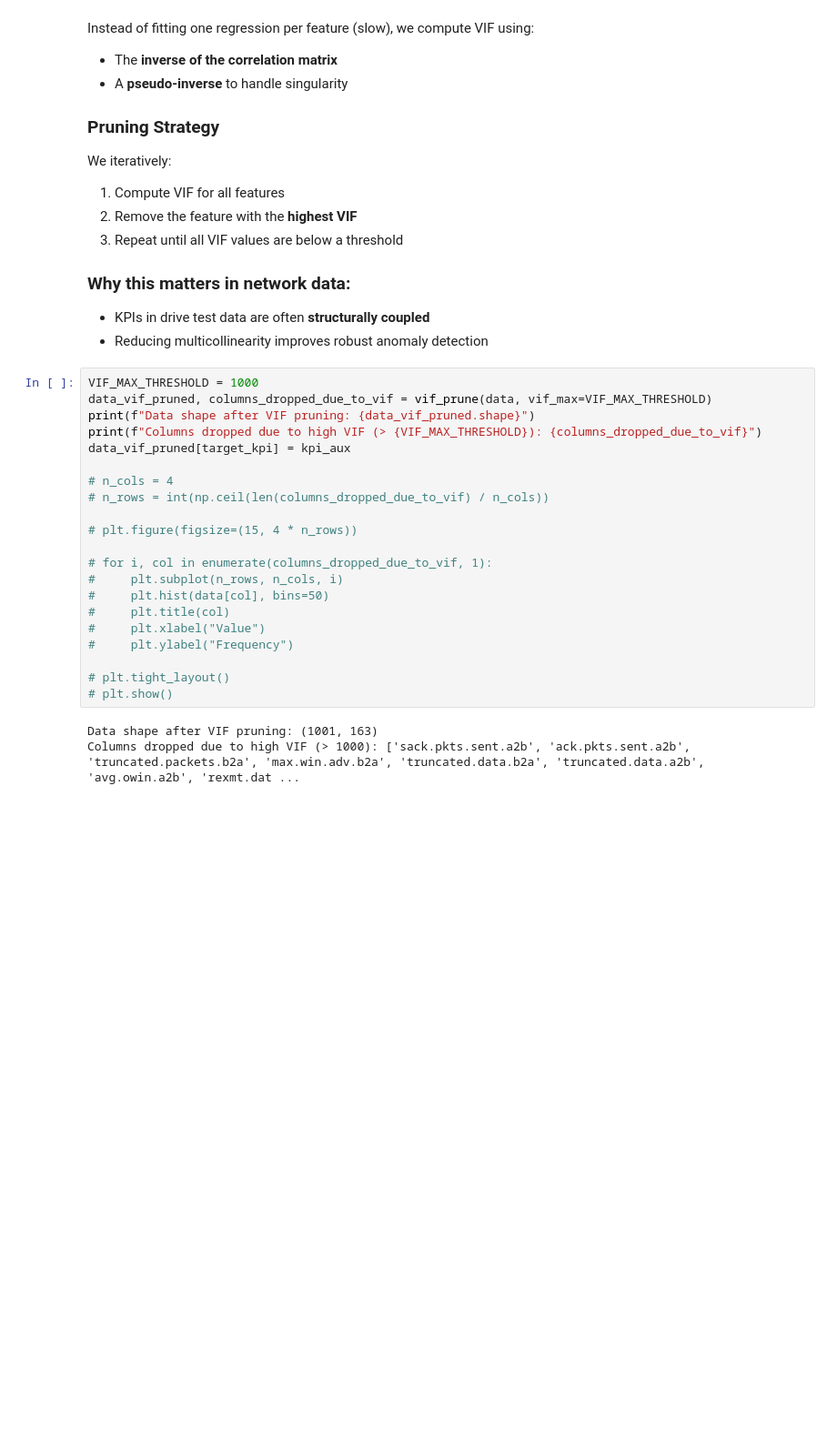
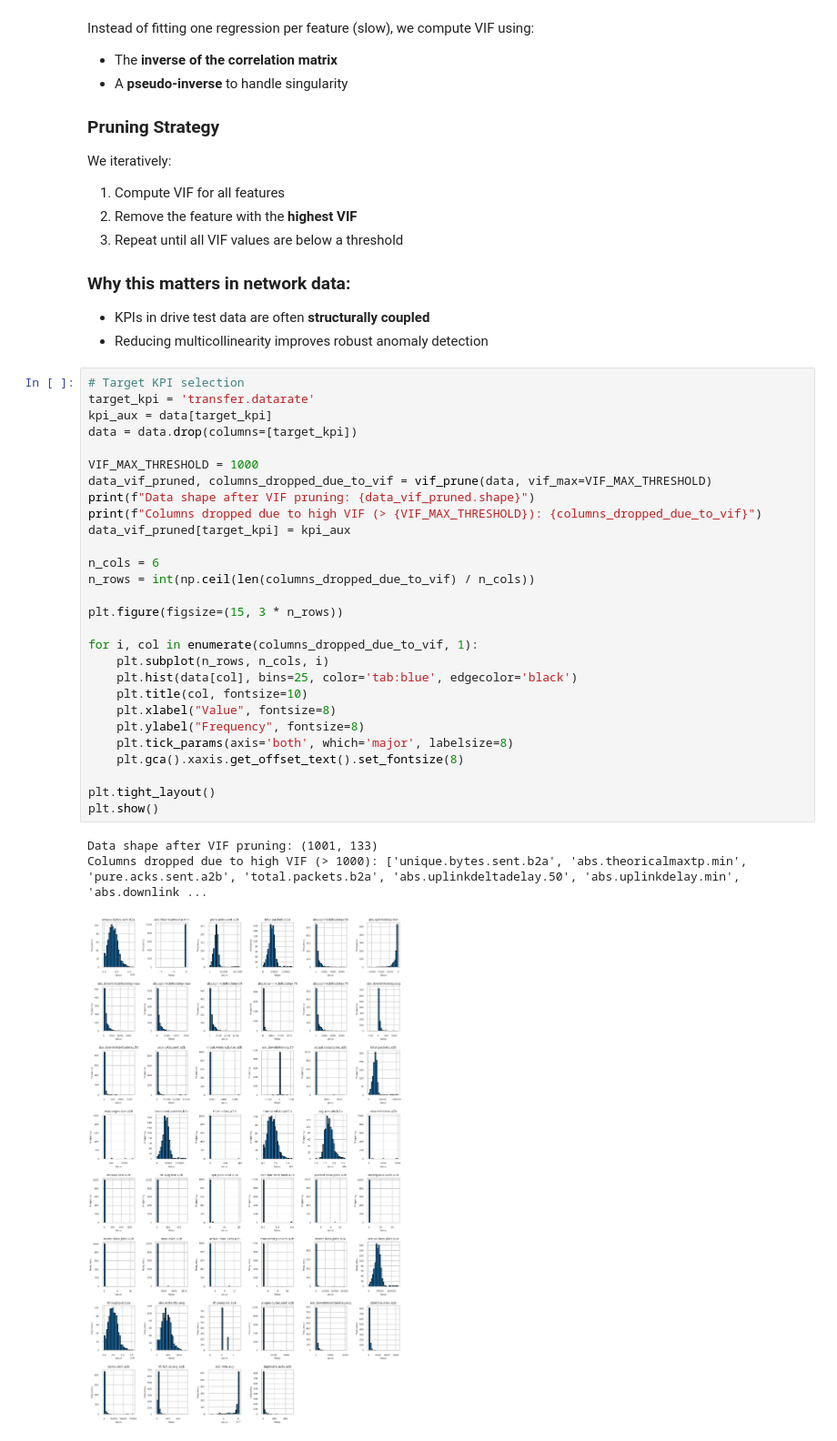
Before and after one commit to JuanMarcosRamirez/xmlad, a Jupyter notebook: 01_preprocessing.ipynb, the cells around one changed output. Shown at 91% size. Cells and saved outputs as stored; diff of their text form; blank space fills up the shorter version.

```diff
--- a/01_preprocessing.ipynb
+++ b/01_preprocessing.ipynb
@@ -278,29 +274,37 @@ We iteratively:
 - KPIs in drive test data are often **structurally coupled**
 - Reducing multicollinearity improves robust anomaly detection
 # %%
+# Target KPI selection
+target_kpi = 'transfer.datarate'
+kpi_aux = data[target_kpi]
+data = data.drop(columns=[target_kpi])
+
 VIF_MAX_THRESHOLD = 1000
 data_vif_pruned, columns_dropped_due_to_vif = vif_prune(data, vif_max=VIF_MAX_THRESHOLD)
 print(f"Data shape after VIF pruning: {data_vif_pruned.shape}")
 print(f"Columns dropped due to high VIF (> {VIF_MAX_THRESHOLD}): {columns_dropped_due_to_vif}")
 data_vif_pruned[target_kpi] = kpi_aux
 
-# n_cols = 4
-# n_rows = int(np.ceil(len(columns_dropped_due_to_vif) / n_cols))
+n_cols = 6
+n_rows = int(np.ceil(len(columns_dropped_due_to_vif) / n_cols))
 
-# plt.figure(figsize=(15, 4 * n_rows))
+plt.figure(figsize=(15, 3 * n_rows))
 
-# for i, col in enumerate(columns_dropped_due_to_vif, 1):
-#     plt.subplot(n_rows, n_cols, i)
-#     plt.hist(data[col], bins=50)
-#     plt.title(col)
-#     plt.xlabel("Value")
-#     plt.ylabel("Frequency")
+for i, col in enumerate(columns_dropped_due_to_vif, 1):
+    plt.subplot(n_rows, n_cols, i)
+    plt.hist(data[col], bins=25, color='tab:blue', edgecolor='black')
+    plt.title(col, fontsize=10)
+    plt.xlabel("Value", fontsize=8)
+    plt.ylabel("Frequency", fontsize=8)
+    plt.tick_params(axis='both', which='major', labelsize=8)
+    plt.gca().xaxis.get_offset_text().set_fontsize(8)
 
-# plt.tight_layout()
-# plt.show()
+plt.tight_layout()
+plt.show()
 # %% [output]
-Data shape after VIF pruning: (1001, 163)
-Columns dropped due to high VIF (> 1000): ['sack.pkts.sent.a2b', 'ack.pkts.sent.a2b', 'truncated.packets.b2a', 'max.win.adv.b2a', 'truncated.data.b2a', 'truncated.data.a2b', 'avg.owin.a2b', 'rexmt.dat ...
+Data shape after VIF pruning: (1001, 133)
+Columns dropped due to high VIF (> 1000): ['unique.bytes.sent.b2a', 'abs.theoricalmaxtp.min', 'pure.acks.sent.a2b', 'total.packets.b2a', 'abs.uplinkdeltadelay.50', 'abs.uplinkdelay.min', 'abs.downlink ...
+[figure, added]
 # %% [markdown]
 ## 7. Correlation-Based Feature Pruning via Gaussian Mixtures and BIC
 
```
Also changed, not shown: parts of 7 cells of this notebook, 4 other files.
